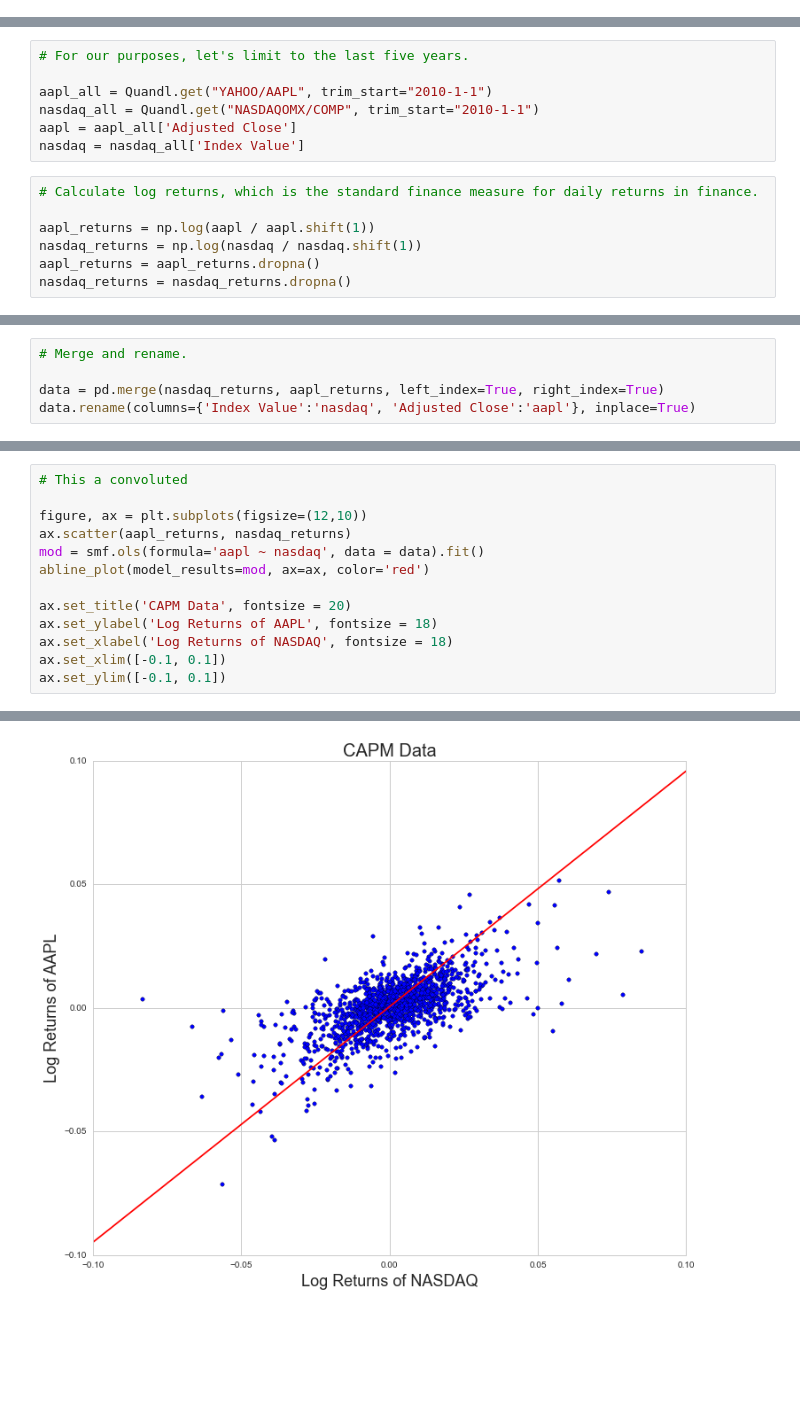
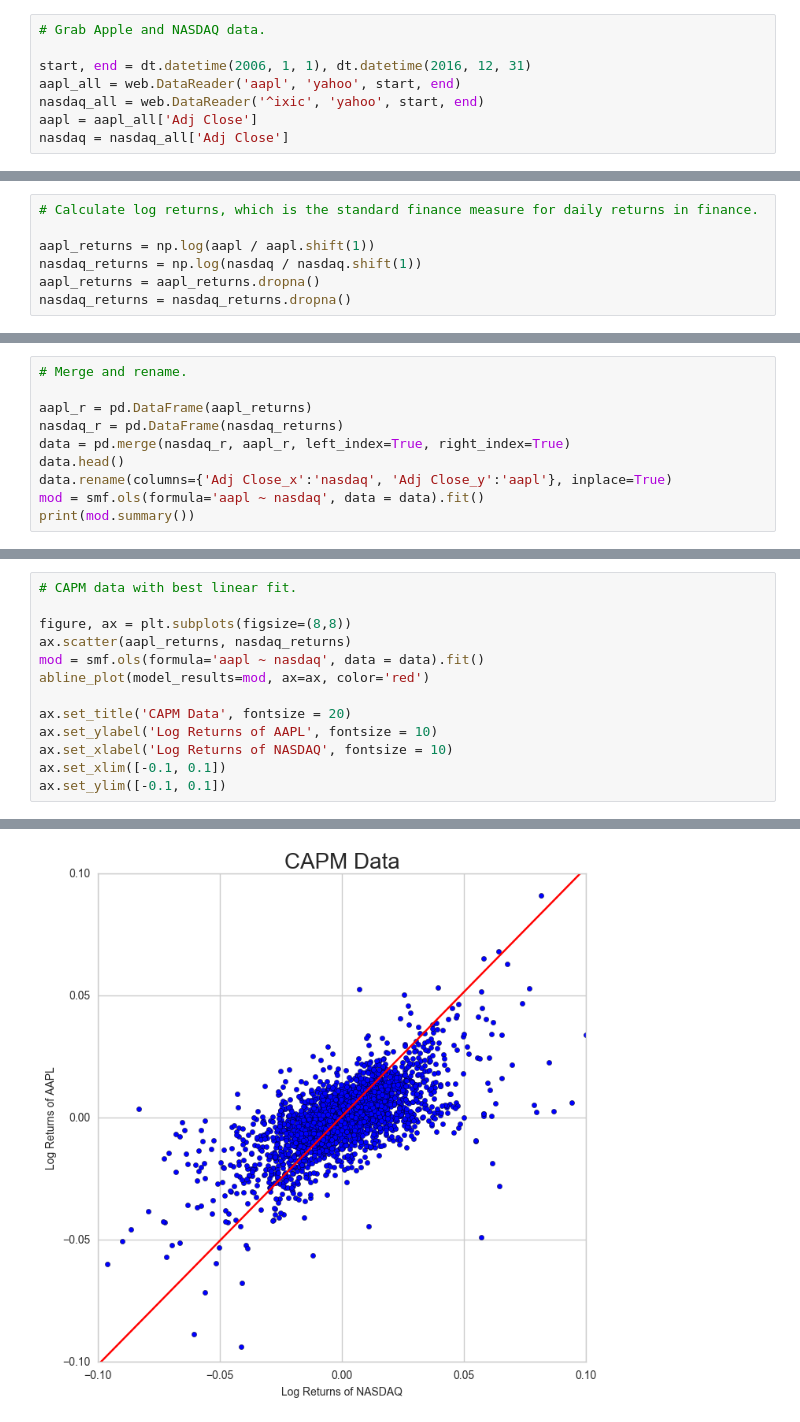
Before and after one commit to thsavage/Applied-Data-Science, a Jupyter notebook: CAPM.ipynb, the cells around one changed output, grey strips where cells are left out. Cells and saved outputs as stored; diff of their text form; blank space fills up the shorter version.

```diff
--- a/CAPM.ipynb
+++ b/CAPM.ipynb
@@ -62 +61,9 @@ nasdaq = nasdaq_all['Index Value']
+# %%
+# Grab Apple and NASDAQ data.
+
+start, end = dt.datetime(2006, 1, 1), dt.datetime(2016, 12, 31)
+aapl_all = web.DataReader('aapl', 'yahoo', start, end)
+nasdaq_all = web.DataReader('^ixic', 'yahoo', start, end)
+aapl = aapl_all['Adj Close']
+nasdaq = nasdaq_all['Adj Close']
 # %%
@@ -78,10 +83,3 @@ plt.title('NASDAQ', fontsize=20)
-# %%
-# For our purposes, let's limit to the last five years.
-
-aapl_all = Quandl.get("YAHOO/AAPL", trim_start="2010-1-1")
-nasdaq_all = Quandl.get("NASDAQOMX/COMP", trim_start="2010-1-1")
-aapl = aapl_all['Adjusted Close']
-nasdaq = nasdaq_all['Index Value']
 # %%
 # Calculate log returns, which is the standard finance measure for daily returns in finance.
 
@@ -150,5 +160,10 @@ plt.ylim([-0.1, 0.1])
 # %%
 # Merge and rename.
 
-data = pd.merge(nasdaq_returns, aapl_returns, left_index=True, right_index=True)
-data.rename(columns={'Index Value':'nasdaq', 'Adjusted Close':'aapl'}, inplace=True)
+aapl_r = pd.DataFrame(aapl_returns)
+nasdaq_r = pd.DataFrame(nasdaq_returns)
+data = pd.merge(nasdaq_r, aapl_r, left_index=True, right_index=True)
+data.head()
+data.rename(columns={'Adj Close_x':'nasdaq', 'Adj Close_y':'aapl'}, inplace=True)
+mod = smf.ols(formula='aapl ~ nasdaq', data = data).fit()
+print(mod.summary())
@@ -191,16 +188,16 @@ Warnings:
 # %%
-# This a convoluted
+# CAPM data with best linear fit.
 
-figure, ax = plt.subplots(figsize=(12,10))
+figure, ax = plt.subplots(figsize=(8,8))
 ax.scatter(aapl_returns, nasdaq_returns)
 mod = smf.ols(formula='aapl ~ nasdaq', data = data).fit()
 abline_plot(model_results=mod, ax=ax, color='red')
 
 ax.set_title('CAPM Data', fontsize = 20)
-ax.set_ylabel('Log Returns of AAPL', fontsize = 18)
-ax.set_xlabel('Log Returns of NASDAQ', fontsize = 18)
+ax.set_ylabel('Log Returns of AAPL', fontsize = 10)
+ax.set_xlabel('Log Returns of NASDAQ', fontsize = 10)
 ax.set_xlim([-0.1, 0.1])
 ax.set_ylim([-0.1, 0.1])
 # %% [output]
 (-0.1, 0.1)
-[figure, old version]
+[figure, new version]
```
Also changed, not shown: parts of 22 cells of this notebook, 4 other files.
